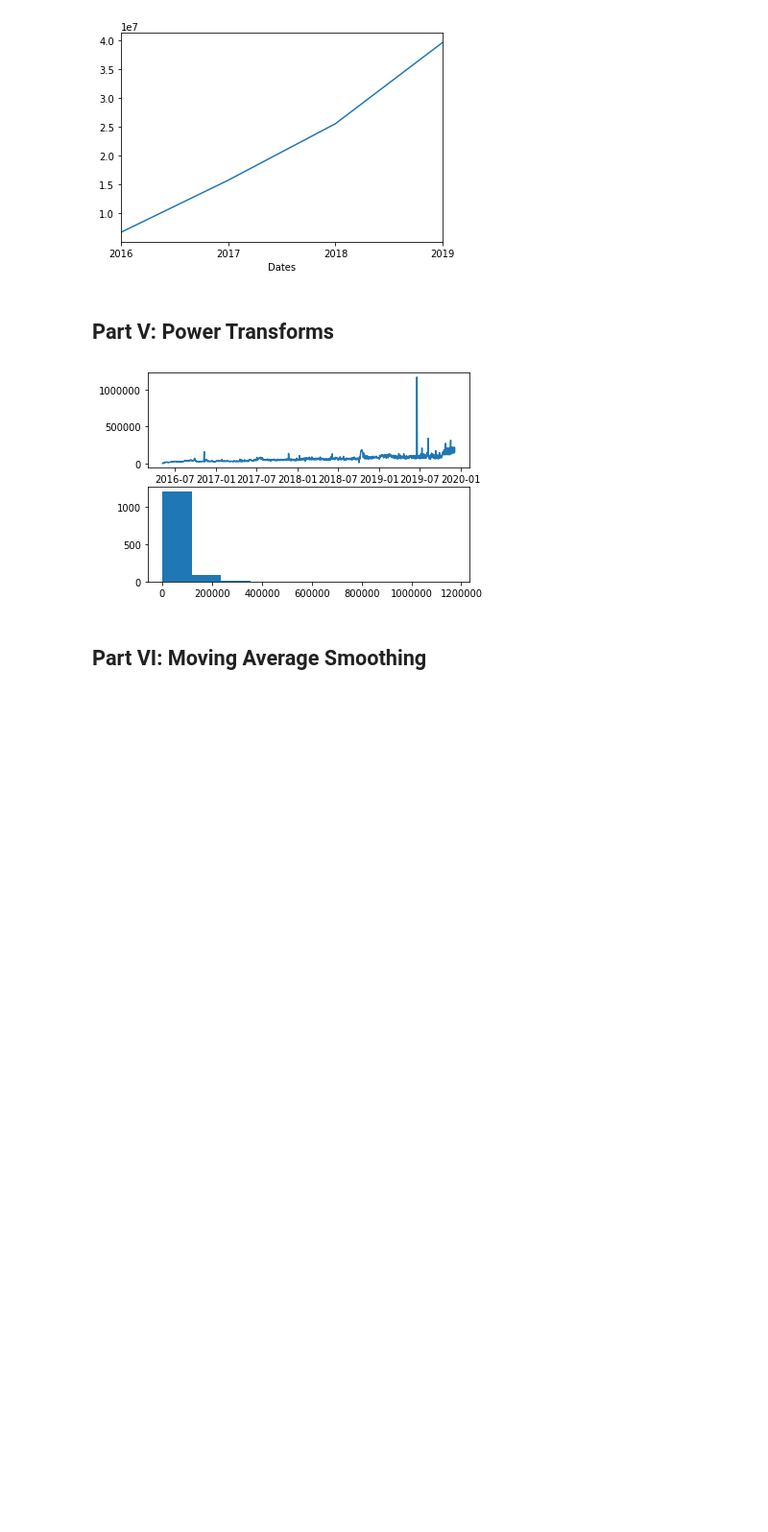
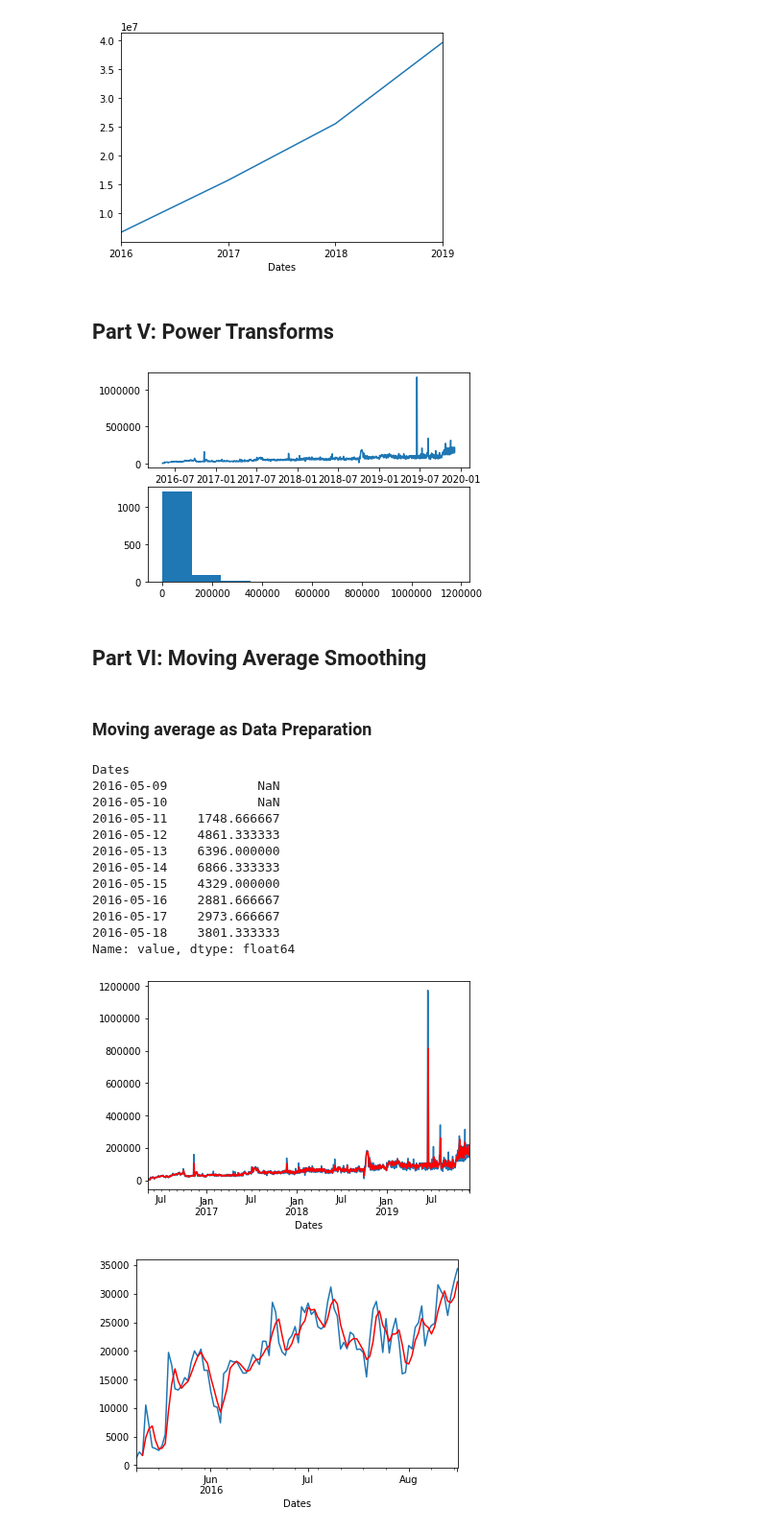
Before and after one commit to ayosamobitade/Time-Series-Analytic-Projects, a Jupyter notebook: forum pageviews/forum pageview.ipynb, the cells around one changed output. Shown at 96% size. Saved outputs shown, nothing was run; the diff lists cells and outputs as text; code cells hidden in the pictures; blank space fills up the shorter version.

Commit message:
Time series analysis

```diff
--- a/forum pageviews/forum pageview.ipynb
+++ b/forum pageviews/forum pageview.ipynb
@@ -419,19 +419,38 @@ plt.show()
 [figure]
 # %% [markdown]
 ## Part VI: Moving Average Smoothing
+# %% [markdown]
+### Moving average as Data Preparation
 # %%
 # nmoving average smooting as data preparation
 
 # tail-rolling average transform
 rolling = series.rolling(window=3)
 rolling_mean = rolling.mean()
 print(rolling_mean.head(10))
 
 # plot original and transformed dataset
 series.plot()
-rolling_mean.plot(color="red")
+rolling_mean.plot(color='red')
 plt.show()
 
 # zoomed plot original and transformde dataset
 
-series
+series[:100].plot()
+rolling_mean[:100].plot(color='red')
+plt.show()
+# %% [output]
+Dates
+2016-05-09            NaN
+2016-05-10            NaN
+2016-05-11    1748.666667
+2016-05-12    4861.333333
+2016-05-13    6396.000000
+2016-05-14    6866.333333
+2016-05-15    4329.000000
+2016-05-16    2881.666667
+2016-05-17    2973.666667
+2016-05-18    3801.333333
+Name: value, dtype: float64
+[figure, added]
+[figure, added]
```
